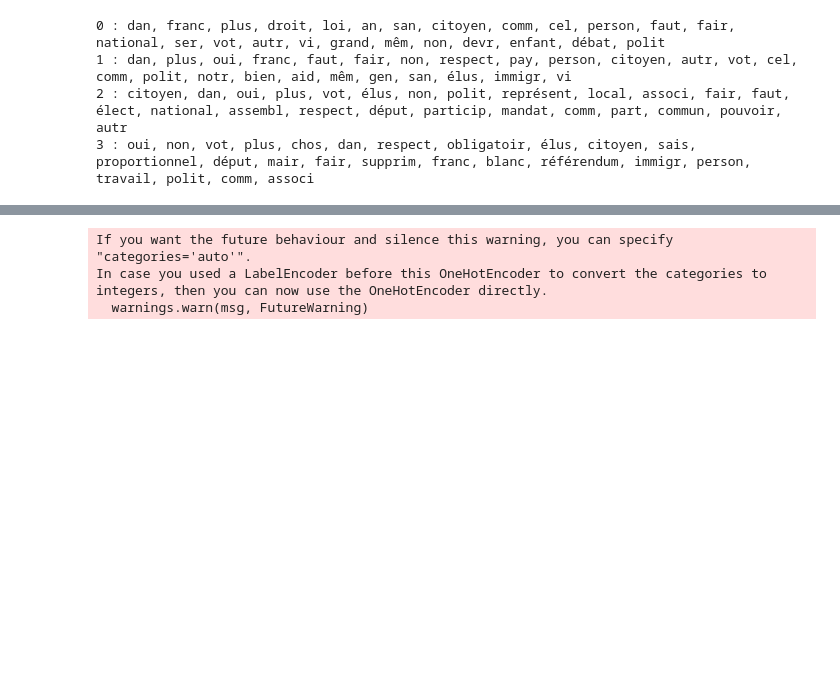
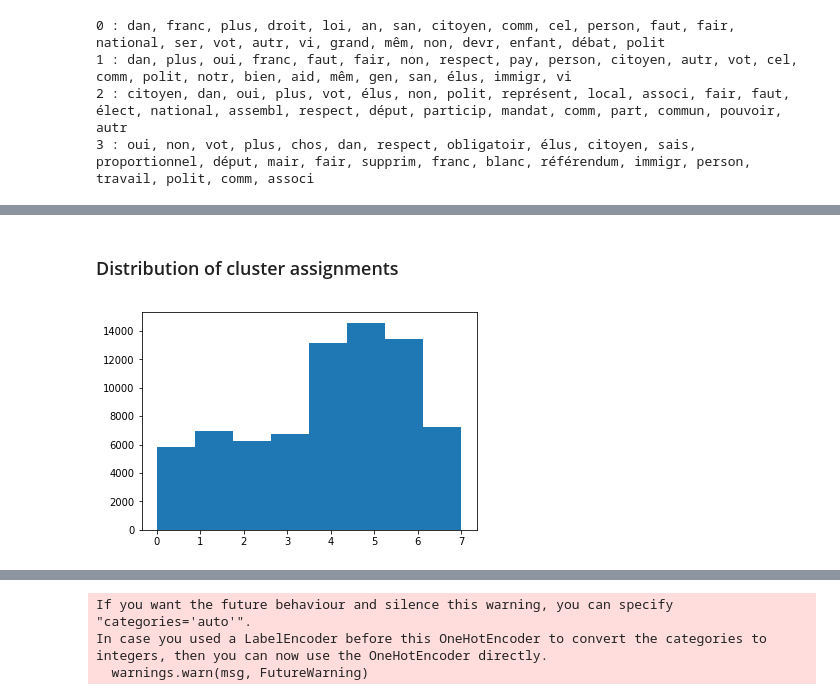
Before and after one commit to Pepper-Targaryen/GrandDebatNational, a Jupyter notebook: TextMing.ipynb, the cells around one changed output, grey strips where cells are left out. Saved outputs shown, nothing was run; the diff lists cells and outputs as text; code cells hidden in the pictures; blank space fills up the shorter version.

```diff
--- a/TextMing.ipynb
+++ b/TextMing.ipynb
@@ -92,2 +123,17 @@ words = vectorizer.get_feature_names()
+# %%
+from scipy.sparse import csr_matrix
+
+def save_sparse_csr(filename,array):
+    np.savez(filename,data = array.data ,indices=array.indices,
+             indptr =array.indptr, shape=array.shape )
+
+def load_sparse_csr(filename):
+    loader = np.load(filename)
+    return csr_matrix((loader['data'], loader['indices'], loader['indptr']),
+                         shape = loader['shape'])
+
+# save_sparse_csr(file_name[:-4] + '.npz', X)
+# %%
+X = load_sparse_csr(file_name[:-4] + '.npz')
 # %% [markdown]
 ## 2. Clustering
@@ -94,6 +142,6 @@ words = vectorizer.get_feature_names()
 # %%
 #train the cluster
-kmeans = KMeans(n_clusters=4, n_init=20)
+kmeans = KMeans(n_clusters=4, n_init=10)
 kmeans.fit(X)
 
 #Display the clustering results
@@ -105,3 +153,12 @@ for num, centroid in enumerate(common_words):
 1 : dan, plus, oui, franc, faut, fair, non, respect, pay, person, citoyen, autr, vot, cel, comm, polit, notr, bien, aid, mêm, gen, san, élus, immigr, vi
 2 : citoyen, dan, oui, plus, vot, élus, non, polit, représent, local, associ, fair, faut, élect, national, assembl, respect, déput, particip, mandat, comm, part, commun, pouvoir, autr
 3 : oui, non, vot, plus, chos, dan, respect, obligatoir, élus, citoyen, sais, proportionnel, déput, mair, fair, supprim, franc, blanc, référendum, immigr, person, travail, polit, comm, associ
+# %%
+#train the cluster
+kmeans = KMeans(n_clusters=8, n_init=10, verbose=1)
+kmeans.fit(X)
+
+#Display the clustering results
+common_words = kmeans.cluster_centers_.argsort()[:, -1:-26:-1]
+for num, centroid in enumerate(common_words):
+    print(str(num) + ' : ' + ', '.join(words[word] for word in centroid))
@@ -108,2 +243,12 @@ for num, centroid in enumerate(common_words):
+# %% [markdown]
+### Distribution of cluster assignments
 # %%
 y = kmeans.labels_
+# %%
+import matplotlib.pyplot as plt
+%matplotlib inline
+
+plt.hist(y, bins=8)
+plt.show()
+# %% [output]
+[figure, added]
```
Also changed, not shown: parts of 26 cells of this notebook, 3 other files.
